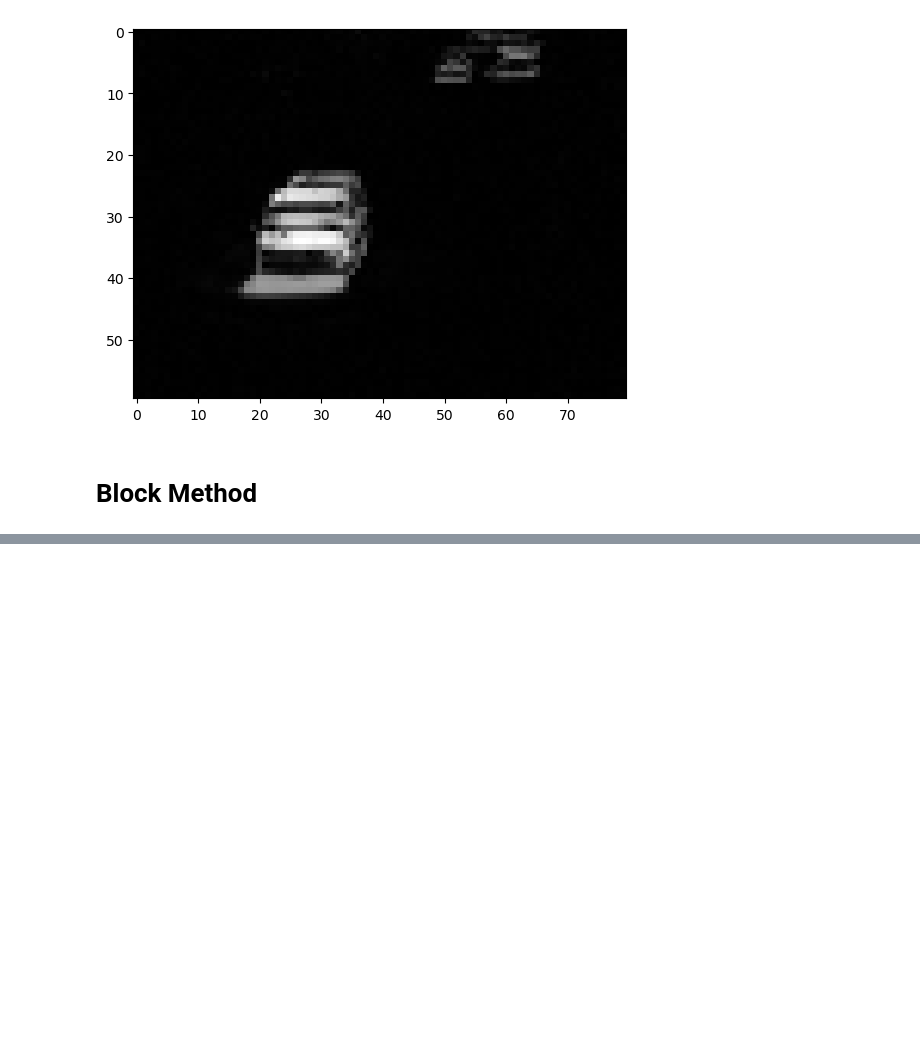
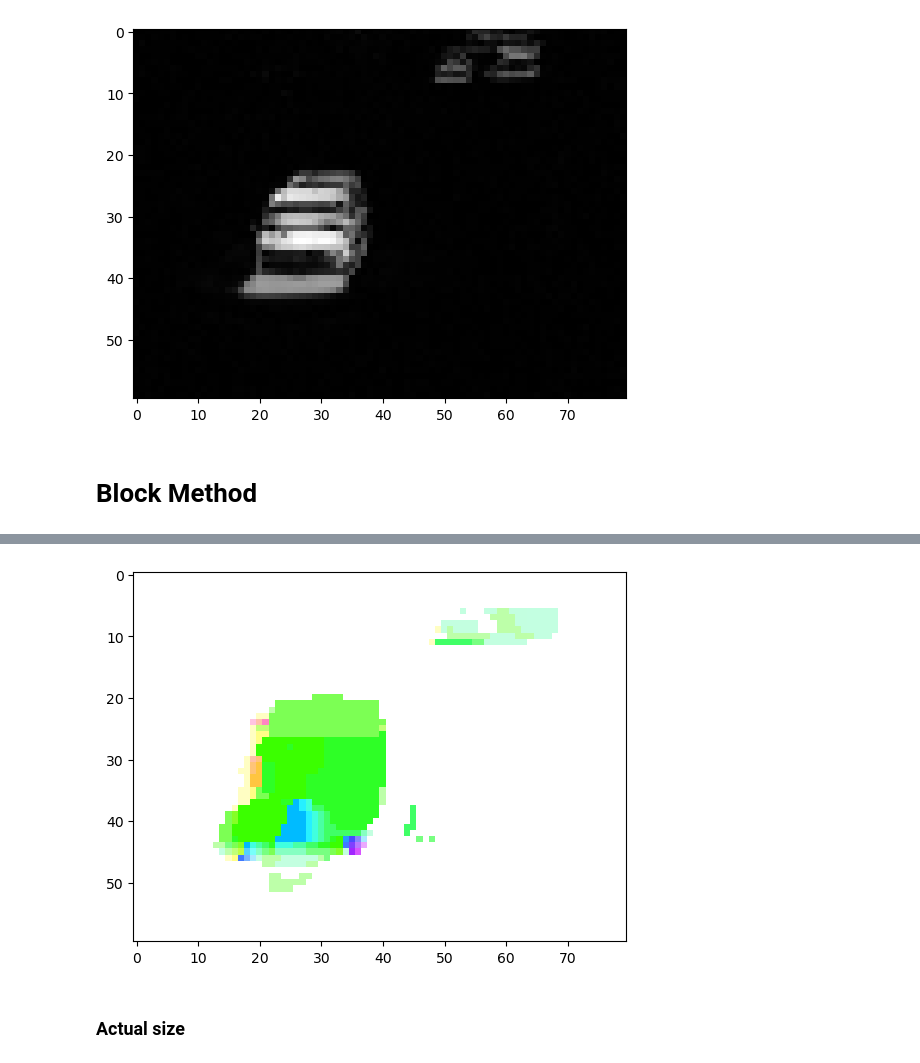
Before and after one commit to MrWlobo/Zaawansowane_Algorytmy_Wizyjne, a Jupyter notebook: Lab07/main.ipynb, the cells around one changed output, grey strips where cells are left out. Cells and saved outputs as stored; diff of their text form; code cells hidden in the pictures; blank space fills up the shorter version.

Commit message:
Added visualization

```diff
--- a/Lab07/main.ipynb
+++ b/Lab07/main.ipynb
@@ -76,0 +81,12 @@ def block_method(image_i, image_j, window_size=7):
+# %%
+def visualize_motion(bm_result, image_i):
+    motion_x, motion_y = bm_result
+    magnitude, angle = cv2.cartToPolar(motion_x, motion_y)
+
+    hsv = np.zeros((image_i.shape[0], image_i.shape[1], 3), dtype=np.uint8)
+    hsv[..., 0] = angle * 90 / np.pi
+    hsv[..., 1] = cv2.normalize(magnitude, None, 0, 255, cv2.NORM_MINMAX)
+    hsv[..., 2] = 255
+    bgr_flow = cv2.cvtColor(hsv, cv2.COLOR_HSV2BGR)
+
+    plt.imshow(bgr_flow)
@@ -82,0 +97,6 @@ bm_result_resized = block_method(I_resized, J_resized)
+# %%
+visualize_motion(bm_result_resized, I_resized)
+# %% [output]
+[figure, added]
+# %% [markdown]
+### Actual size
```
Also changed, not shown: parts of 4 cells of this notebook.
